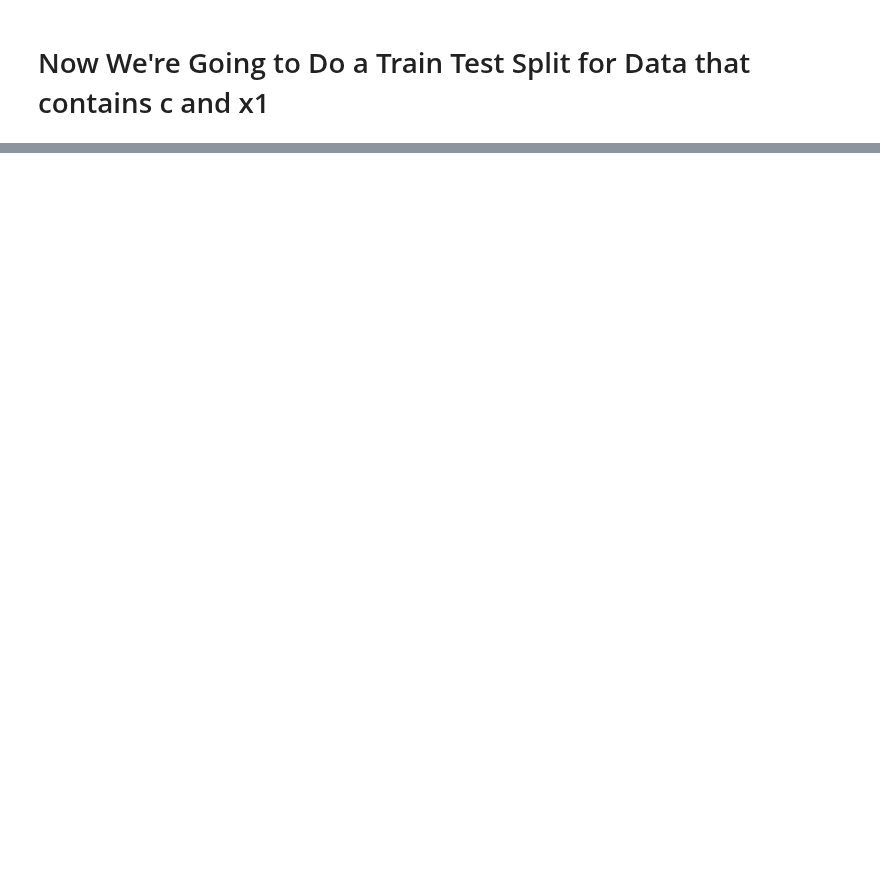
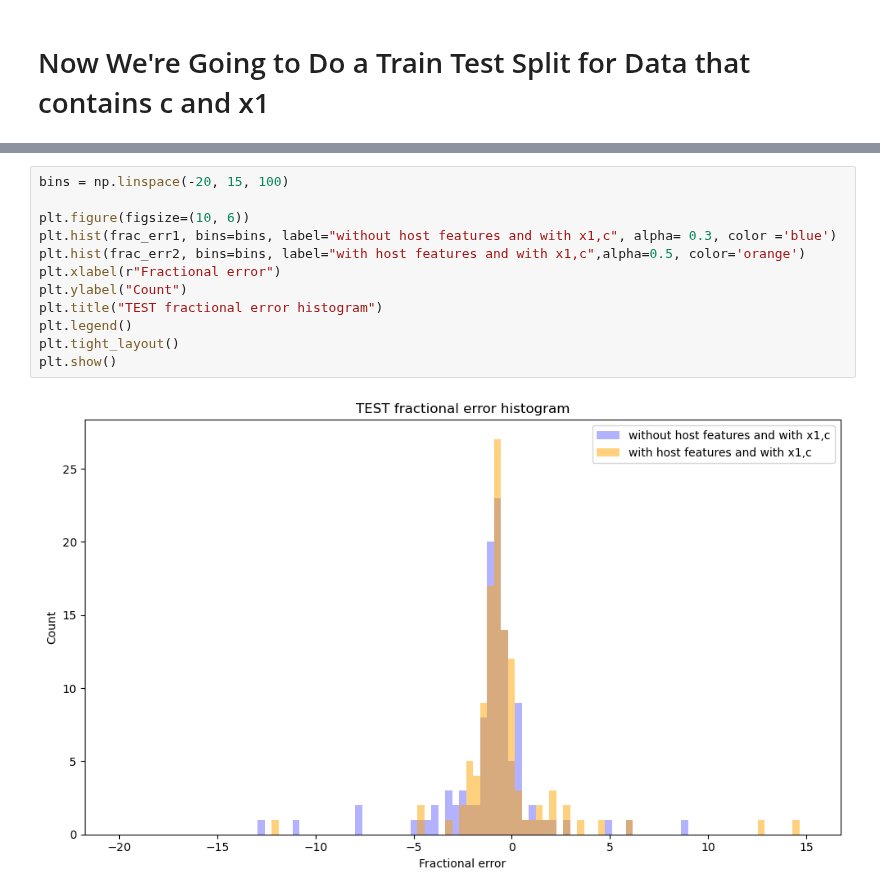
Before and after one commit to mwvgroup/myc21_first_paper, a Jupyter notebook: ZTF_DESI_ml_work/ZTF_ml_random_forest_simple.ipynb, the cells around one changed output, grey strips where cells are left out. Drawn from its saved outputs; the diff is of its cells as text; blank space fills up the shorter version.

```diff
--- a/ZTF_DESI_ml_work/ZTF_ml_random_forest_simple.ipynb
+++ b/ZTF_DESI_ml_work/ZTF_ml_random_forest_simple.ipynb
@@ -421,0 +560,14 @@ plt.show()
+# %%
+bins = np.linspace(-20, 15, 100)
+
+plt.figure(figsize=(10, 6))
+plt.hist(frac_err1, bins=bins, label="without host features and with x1,c", alpha= 0.3, color ='blue')
+plt.hist(frac_err2, bins=bins, label="with host features and with x1,c",alpha=0.5, color='orange')
+plt.xlabel(r"Fractional error")
+plt.ylabel("Count")
+plt.title("TEST fractional error histogram")
+plt.legend()
+plt.tight_layout()
+plt.show()
+# %% [output]
+[figure, added]
```
Also changed, not shown: parts of 10 cells of this notebook, 5 other files.
